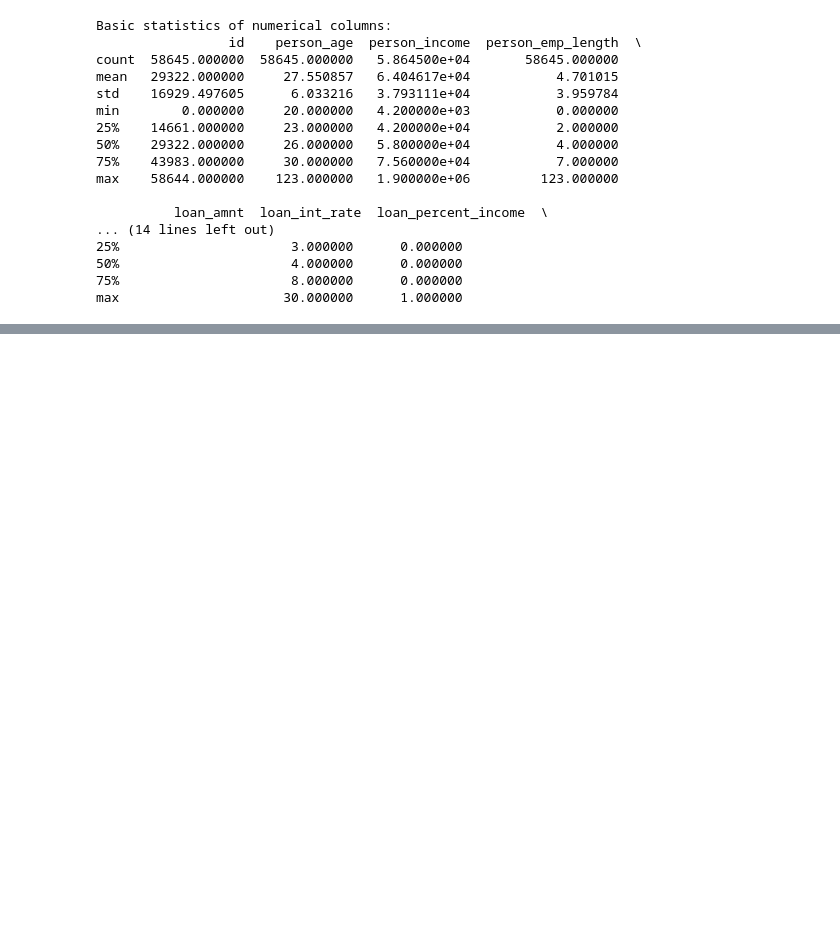
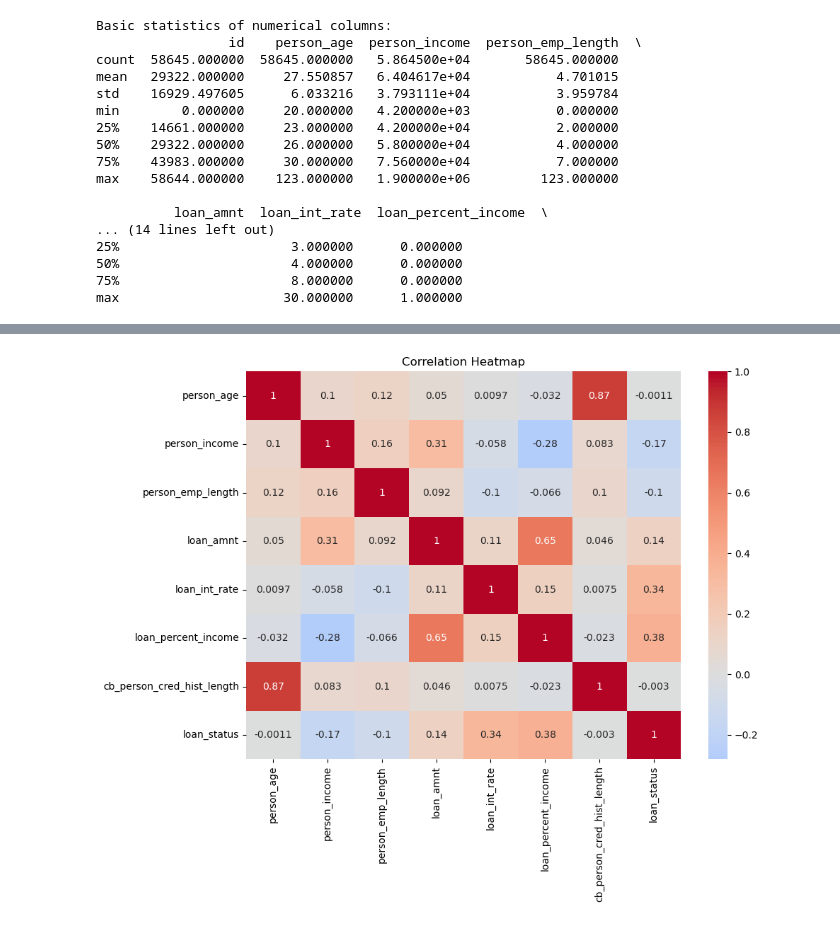
Before and after one commit to nayelnoorani/build-the-death-star, a Jupyter notebook: loan-prediction/loan-prediction.ipynb, the cells around one changed output, grey strips where cells are left out. Saved outputs shown, nothing was run; the diff lists cells and outputs as text; code cells hidden in the pictures; blank space fills up the shorter version.

Commit message:
loan prediction project

```diff
--- a/loan-prediction/loan-prediction.ipynb
+++ b/loan-prediction/loan-prediction.ipynb
@@ -80,0 +120,11 @@ max                     30.000000      1.000000
+# %%
+# Correlation heatmap for numerical variables
+plt.figure(figsize=(10, 8))
+numerical_cols = ['person_age', 'person_income', 'person_emp_length', 'loan_amnt',
+                 'loan_int_rate', 'loan_percent_income', 'cb_person_cred_hist_length', 'loan_status']
+sns.heatmap(train_df[numerical_cols].corr(), annot=True, cmap='coolwarm', center=0)
+plt.title('Correlation Heatmap')
+plt.tight_layout()
+plt.show()
+# %% [output]
+[figure, added]
```
Also changed, not shown: parts of 8 cells of this notebook, 1 other file.
